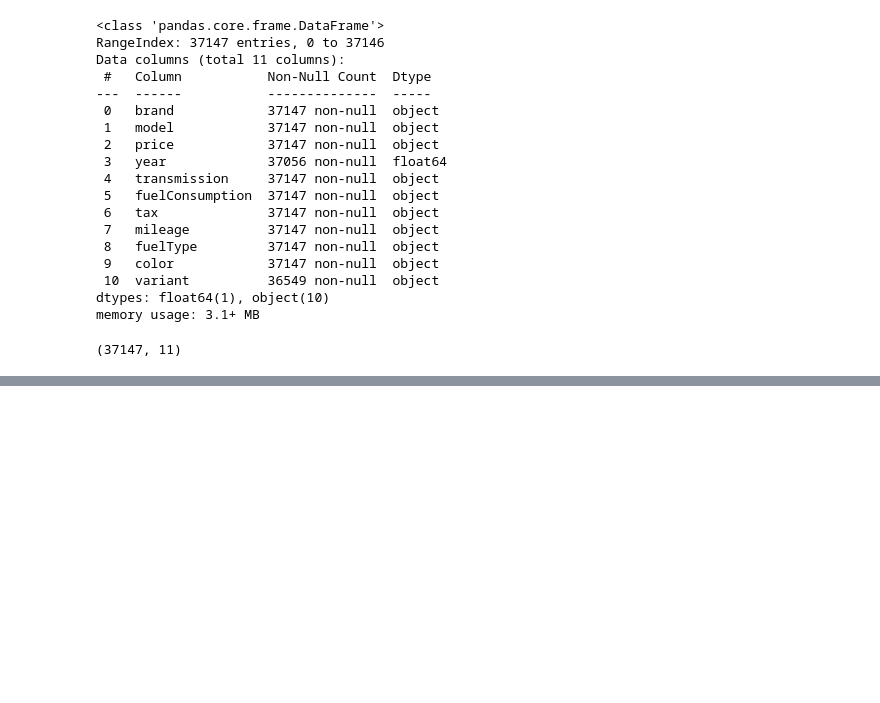
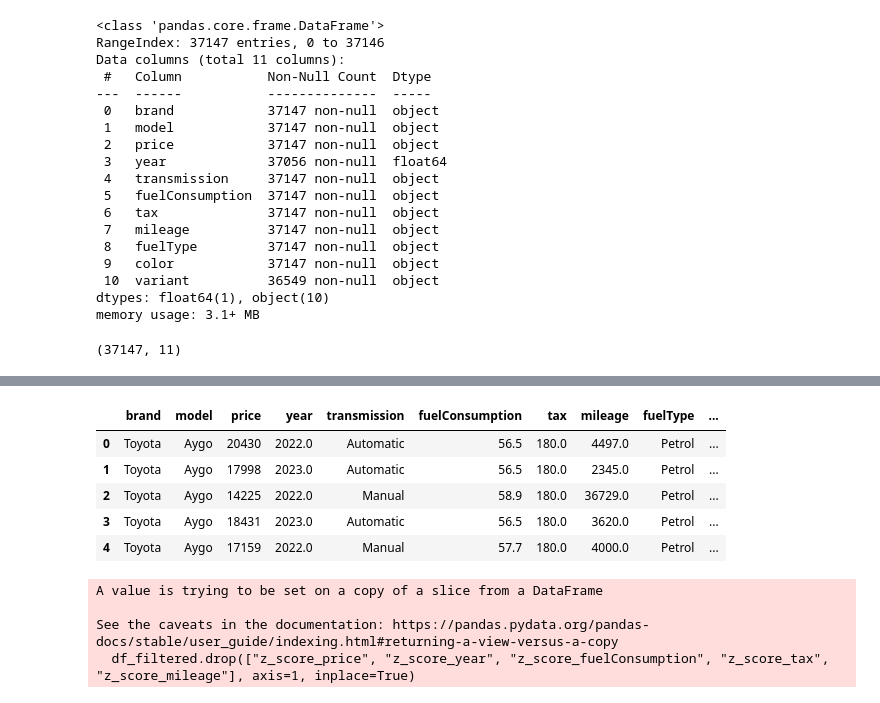
Before and after one commit to aykansandal/MDAProjekt, a Jupyter notebook: scrape.ipynb, the cells around one changed output, grey strips where cells are left out. Saved outputs shown, nothing was run; the diff lists cells and outputs as text; code cells hidden in the pictures; blank space fills up the shorter version.

```diff
--- a/scrape.ipynb
+++ b/scrape.ipynb
@@ -282,0 +294,34 @@ memory usage: 3.1+ MB
+# %%
+# Behandlung der Ausreißer
+# Kalkulieren von 'Z-score' für jeden Feature
+df["z_score_price"]=(df["price"] - df["price"].mean())/df["price"].std()
+df["z_score_year"]=(df["year"] - df["year"].mean())/df["year"].std()
+df["z_score_fuelConsumption"]=(df["fuelConsumption"] - df["fuelConsumption"].mean())/df["fuelConsumption"].std()
+df["z_score_tax"]=(df["tax"] - df["tax"].mean())/df["tax"].std()
+df["z_score_mileage"]=(df["mileage"] - df["mileage"].mean())/df["mileage"].std()
+df.head()
+# %% [output]
+|  | brand | model | price | year | transmission | fuelConsumption | tax | mileage | fuelType | ... |
+| 0 | Toyota | Aygo | 20430 | 2022.0 | Automatic | 56.5 | 180.0 | 4497.0 | Petrol | ... |
+| 1 | Toyota | Aygo | 17998 | 2023.0 | Automatic | 56.5 | 180.0 | 2345.0 | Petrol | ... |
+| 2 | Toyota | Aygo | 14225 | 2022.0 | Manual | 58.9 | 180.0 | 36729.0 | Petrol | ... |
+| 3 | Toyota | Aygo | 18431 | 2023.0 | Automatic | 56.5 | 180.0 | 3620.0 | Petrol | ... |
+| 4 | Toyota | Aygo | 17159 | 2022.0 | Manual | 57.7 | 180.0 | 4000.0 | Petrol | ... |
+# %%
+# Löschen der Ausreißer
+df_filtered = df[
+    (df["z_score_price"] > -3) & (df["z_score_price"] < 3) &
+    (df["z_score_year"] > -3) & (df["z_score_year"] < 3) &
+    (df["z_score_fuelConsumption"] > -3) & (df["z_score_fuelConsumption"] < 3) &
+    (df["z_score_tax"] > -3) & (df["z_score_tax"] < 3) &
+    (df["z_score_mileage"] > -3) & (df["z_score_mileage"] < 3)
+]
+
+df_filtered.drop(["z_score_price", "z_score_year", "z_score_fuelConsumption", "z_score_tax", "z_score_mileage"], axis=1, inplace=True)
+
+df = df_filtered
+# %% [output]
+A value is trying to be set on a copy of a slice from a DataFrame
+
+See the caveats in the documentation: https://pandas.pydata.org/pandas-docs/stable/user_guide/indexing.html#returning-a-view-versus-a-copy
+  df_filtered.drop(["z_score_price", "z_score_year", "z_score_fuelConsumption", "z_score_tax", "z_score_mileage"], axis=1, inplace=True)
```
Also changed, not shown: parts of 9 cells of this notebook.
